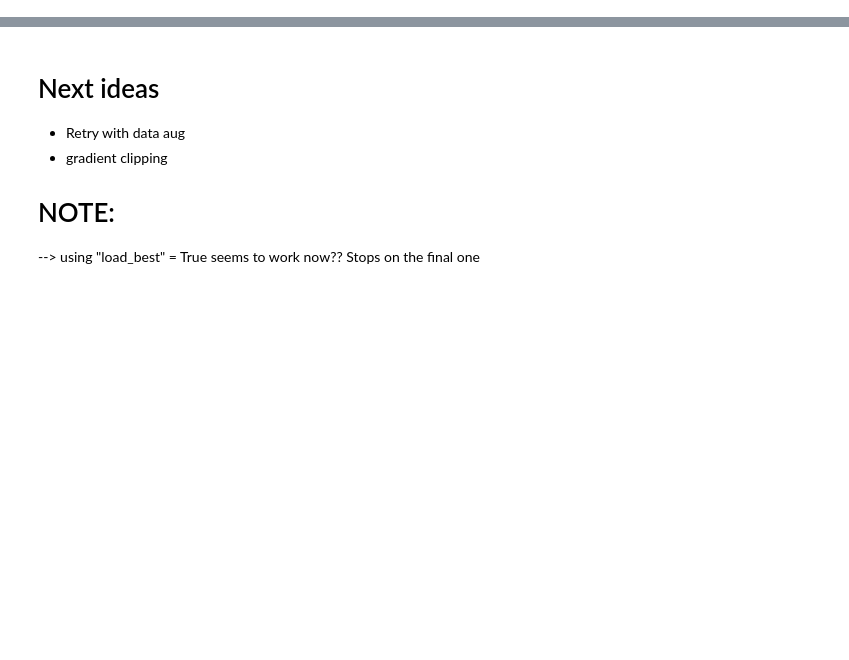
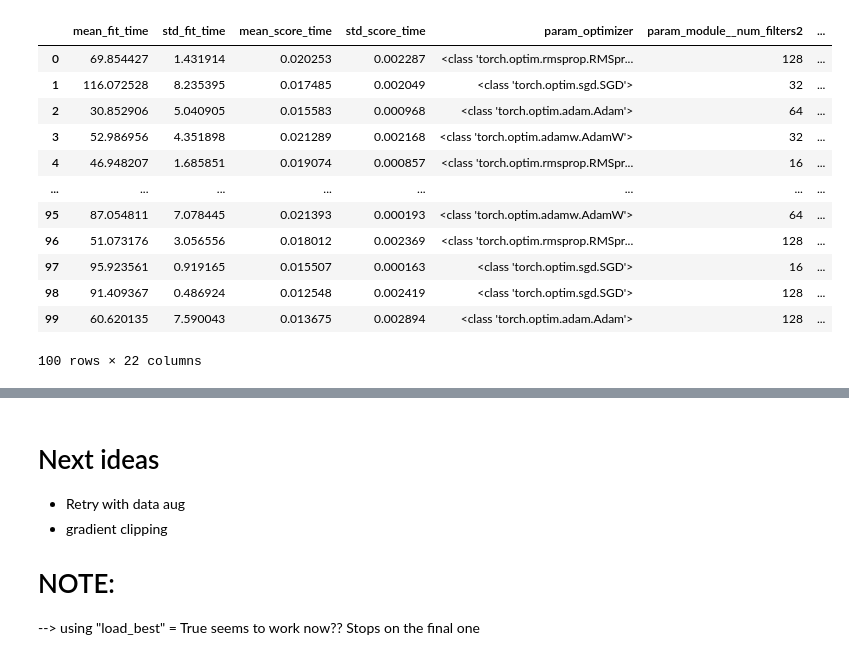
Before and after one commit to erinhwilson/deep-5g-sandbox, a Jupyter notebook: ecoli_iMod_prediction.ipynb, the cells around one changed output, grey strips where cells are left out. Saved outputs shown, nothing was run; the diff lists cells and outputs as text; code cells hidden in the pictures; blank space fills up the shorter version.

```diff
--- a/ecoli_iMod_prediction.ipynb
+++ b/ecoli_iMod_prediction.ipynb
@@ -714,0 +800,18 @@ res_df.to_csv('ec_iMod_out/hyper100_1.tsv',sep='\t',index=False)
+# %%
+res_df = pd.DataFrame(search.cv_results_)
+res_df['opt_name'] = res_df['param_optimizer'].apply(lambda x: x.__name__)
+res_df
+# %% [output]
+|  | mean_fit_time | std_fit_time | mean_score_time | std_score_time | param_optimizer | param_module__num_filters2 | ... |
+| 0 | 69.854427 | 1.431914 | 0.020253 | 0.002287 | <class 'torch.optim.rmsprop.RMSpr... | 128 | ... |
+| 1 | 116.072528 | 8.235395 | 0.017485 | 0.002049 | <class 'torch.optim.sgd.SGD'> | 32 | ... |
+| 2 | 30.852906 | 5.040905 | 0.015583 | 0.000968 | <class 'torch.optim.adam.Adam'> | 64 | ... |
+| 3 | 52.986956 | 4.351898 | 0.021289 | 0.002168 | <class 'torch.optim.adamw.AdamW'> | 32 | ... |
+| 4 | 46.948207 | 1.685851 | 0.019074 | 0.000857 | <class 'torch.optim.rmsprop.RMSpr... | 16 | ... |
+| ... | ... | ... | ... | ... | ... | ... | ... |
+| 95 | 87.054811 | 7.078445 | 0.021393 | 0.000193 | <class 'torch.optim.adamw.AdamW'> | 64 | ... |
+| 96 | 51.073176 | 3.056556 | 0.018012 | 0.002369 | <class 'torch.optim.rmsprop.RMSpr... | 128 | ... |
+| 97 | 95.923561 | 0.919165 | 0.015507 | 0.000163 | <class 'torch.optim.sgd.SGD'> | 16 | ... |
+| 98 | 91.409367 | 0.486924 | 0.012548 | 0.002419 | <class 'torch.optim.sgd.SGD'> | 128 | ... |
+| 99 | 60.620135 | 7.590043 | 0.013675 | 0.002894 | <class 'torch.optim.adam.Adam'> | 128 | ... |
+100 rows × 22 columns
```
Also changed, not shown: parts of 26 cells of this notebook.
